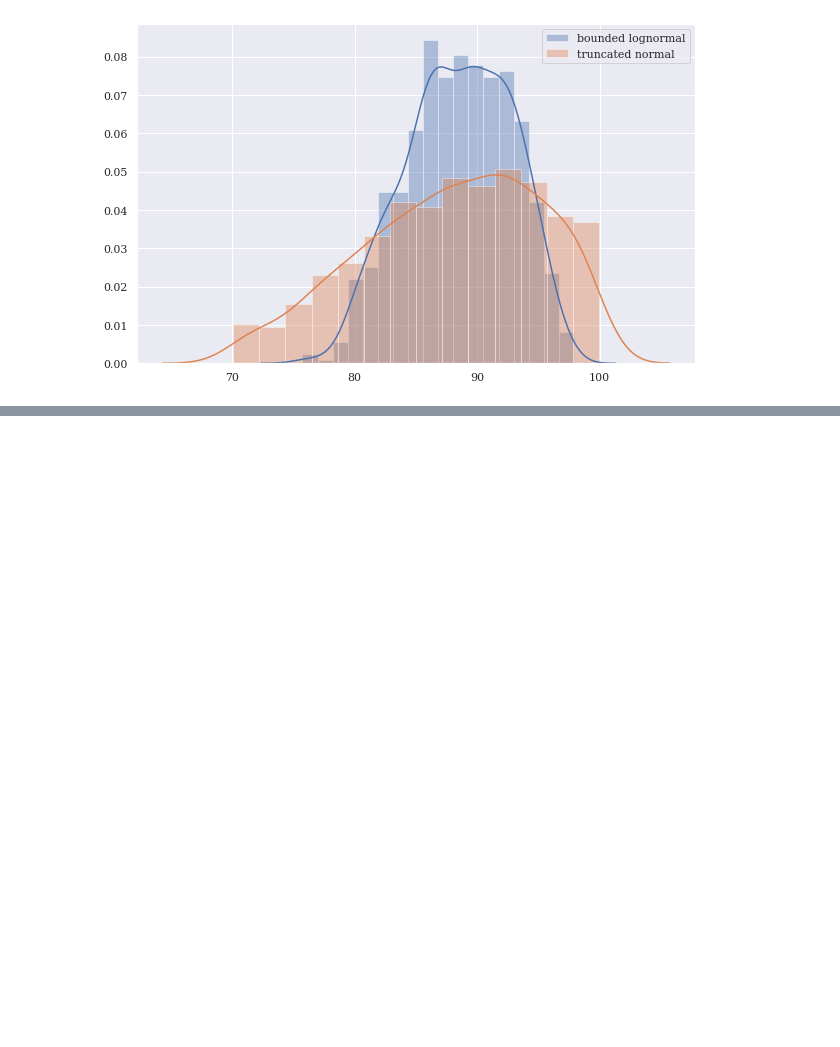
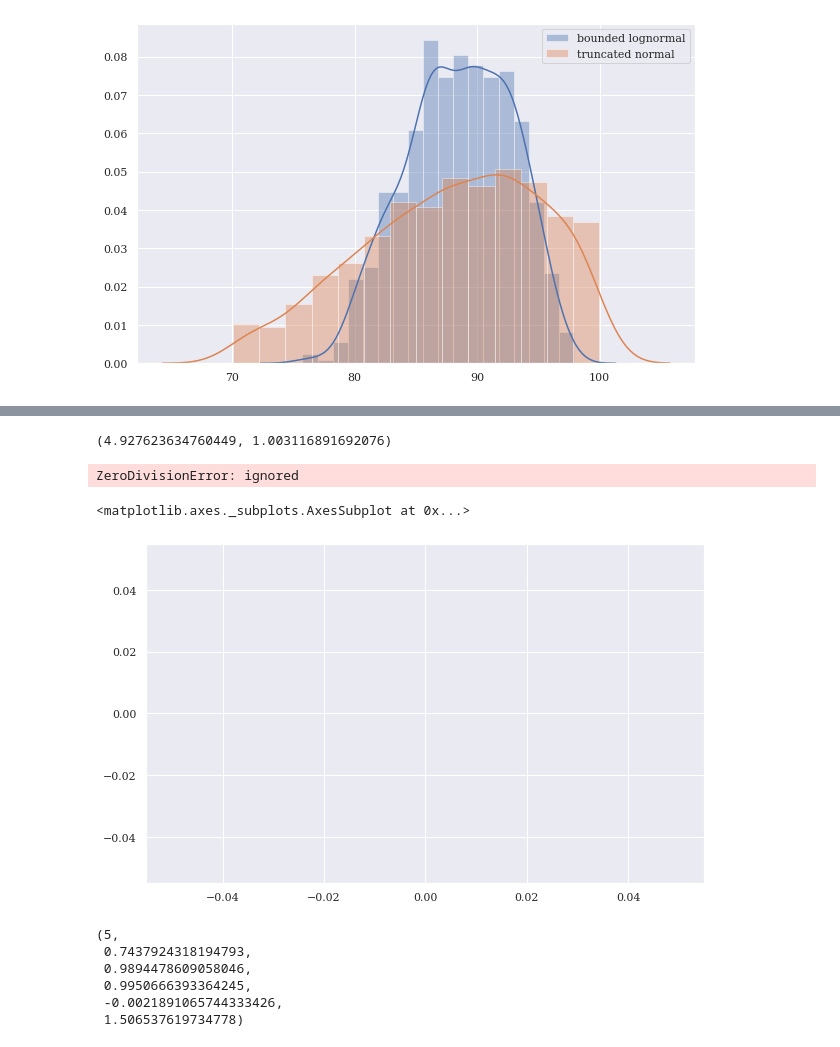
Before and after one commit to tedteske/bounded_lognorm, a Jupyter notebook: bounded_lognorm.ipynb, the cells around one changed output, grey strips where cells are left out. Cells and saved outputs as stored; diff of their text form; code cells hidden in the pictures; blank space fills up the shorter version.

```diff
--- a/bounded_lognorm.ipynb
+++ b/bounded_lognorm.ipynb
@@ -668,0 +690,3 @@ plt.show()
+# %%
+nvs = norm.rvs(5, 1, 100)
+nvs
@@ -668,0 +714,26 @@ plt.show()
+# %%
+norm.fit(nvs)
+# %% [output]
+(4.927623634760449, 1.003116891692076)
+# %%
+bounded_lognorm.fit(nvs, fmode=5, fsigma=2, flower=0)
+# %% [output]
+ZeroDivisionError: ignored
+# %%
+params = bounded_lognorm.fit(nvs, fmode=5,)
+# %%
+x = np.linspace(0, 10, 1000)
+y = bounded_lognorm.pdf(x, params[0], params[1], params[2], params[3])
+sns.lineplot(x,y)
+# %% [output]
+<matplotlib.axes._subplots.AxesSubplot at 0x...>
+[figure, added]
+# %%
+params
+# %% [output]
+(5,
+ 0.7437924318194793,
+ 0.9894478609058046,
+ 0.9950666393364245,
+ -0.0021891065744333426,
+ 1.506537619734778)
```
Also changed, not shown: parts of 11 cells of this notebook.
